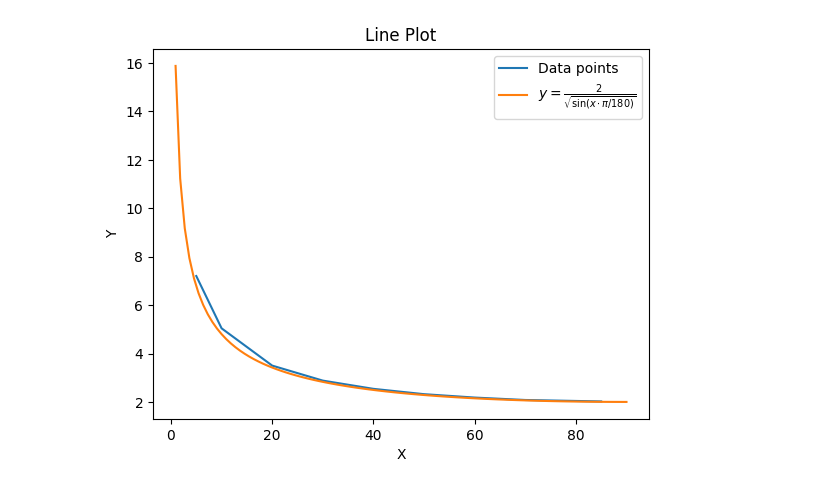
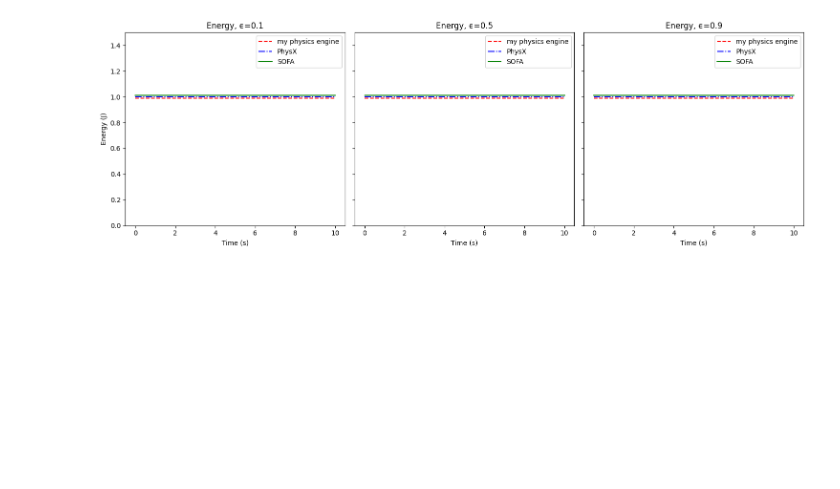
Before and after one commit to jeffrey-22/physics, a Jupyter notebook: report/dissertation/evaluation/nb.ipynb, the cells around one changed output. Cells and saved outputs as stored; diff of their text form; code cells hidden in the pictures; blank space fills up the shorter version.

```diff
--- a/report/dissertation/evaluation/nb.ipynb
+++ b/report/dissertation/evaluation/nb.ipynb
@@ -1,30 +1,36 @@
-# %%
-import numpy as np
-import matplotlib.pyplot as plt
-
-# Data points
-x_values = [5, 10, 20, 30, 40, 50, 60, 70, 80, 85]
-y_values = [7.2, 5.04, 3.5, 2.88, 2.54, 2.32, 2.18, 2.08, 2.04, 2.02]
-
-# Compute function values
-x = np.linspace(0, 90, 100)  # Generate x values from 0 to 90
-y_function = 2 / np.sqrt(np.sin(x * np.pi / 180))  # Compute y values for the function
-
-# Plot the line for the data points
-plt.plot(x_values, y_values, label='Data points')
-
-# Plot the function
-plt.plot(x, y_function, label=r'$y = \frac{2}{\sqrt{\sin(x \cdot \pi / 180)}}$')
-
-# Add labels and title
-plt.xlabel('X')
-plt.ylabel('Y')
-plt.title('Line Plot')
-
-# Add legend
-plt.legend()
-
-# Display the plot
-plt.show()
-# %% [output]
-[figure, removed]
+# %%
+import torch
+import matplotlib.pyplot as plt
+
+# Generate some sample data
+x = torch.linspace(0, 10, 30)
+y1 = torch.sin(x)
+y2 = torch.cos(x)
+y3 = torch.sin(x) + torch.cos(x)
+y1 = torch.ones(30) * 0.99
+y2 = torch.ones(30) * 1
+y3 = torch.ones(30) * 1.01
+
+# Create subplots
+fig, axs = plt.subplots(1, 3, figsize=(15, 5), sharey=True)
+
+# Plot each graph
+for i in range(3):
+    ax = axs[i]
+    ax.set_ylim(0, 1.5)
+    ax.plot(x.numpy(), y1.numpy(), color='red', label='my physics engine', linestyle='--')
+    ax.plot(x.numpy(), y2.numpy(), color='blue', label='PhysX', linestyle='-.')
+    ax.plot(x.numpy(), y3.numpy(), color='green', label='SOFA', linestyle='-')
+    ax.legend()
+    ax.set_xlabel('Time (s)')
+
+axs[0].set_ylabel('Energy (J)')
+axs[0].set_title('Energy, ϵ=0.1')
+axs[1].set_title('Energy, ϵ=0.5')
+axs[2].set_title('Energy, ϵ=0.9')
+# Show plot
+plt.tight_layout()
+plt.savefig('../figs/p1.png')
+plt.show()
+# %% [output]
+[figure, added]
```
Also changed, not shown: parts of 3 cells of this notebook, 14 other files.
